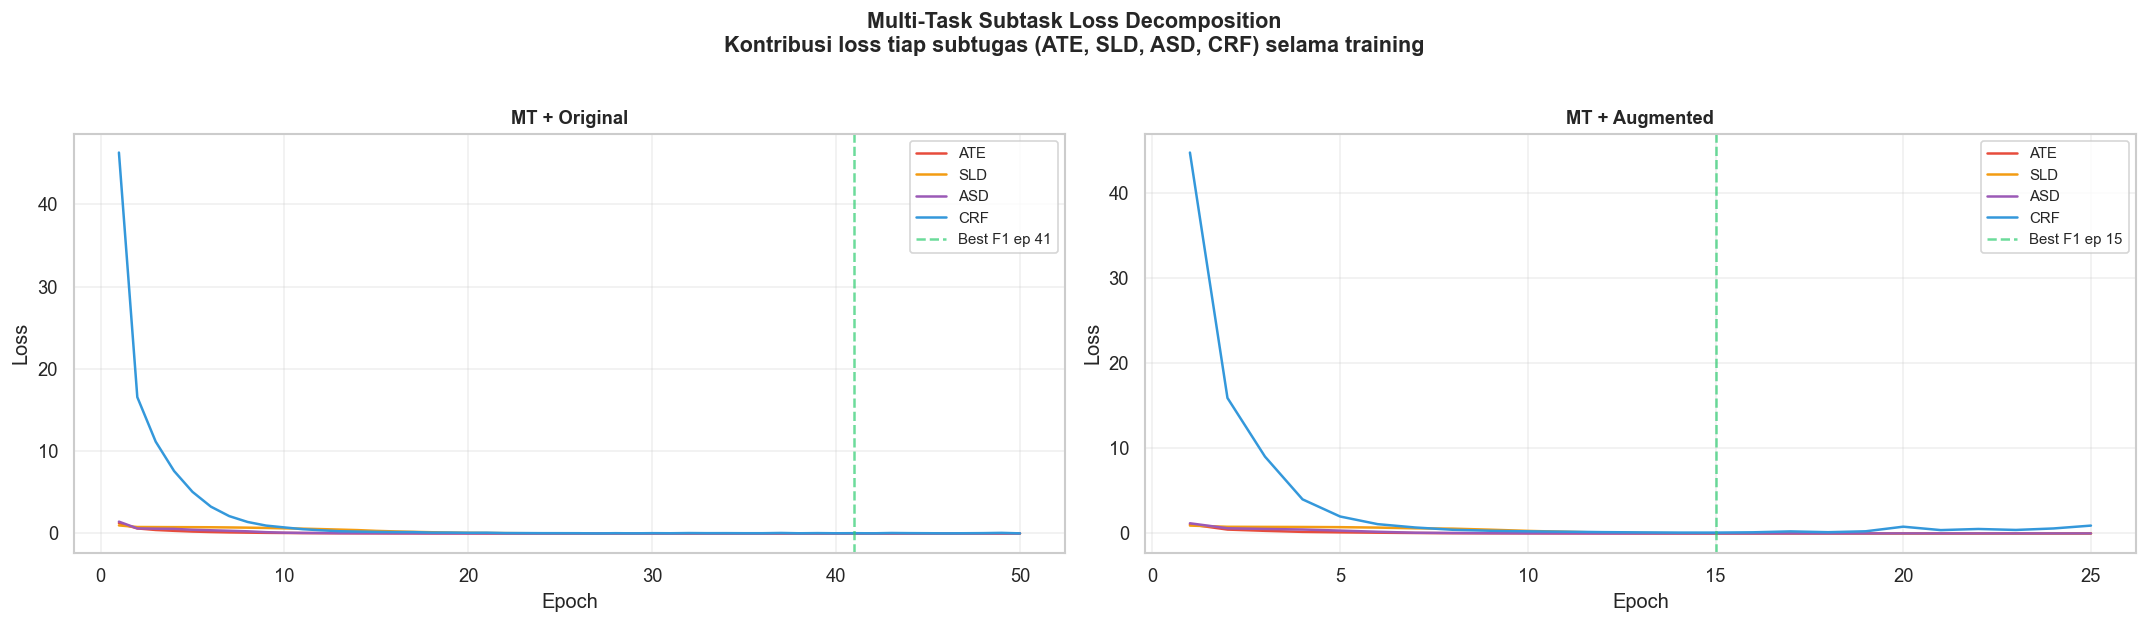
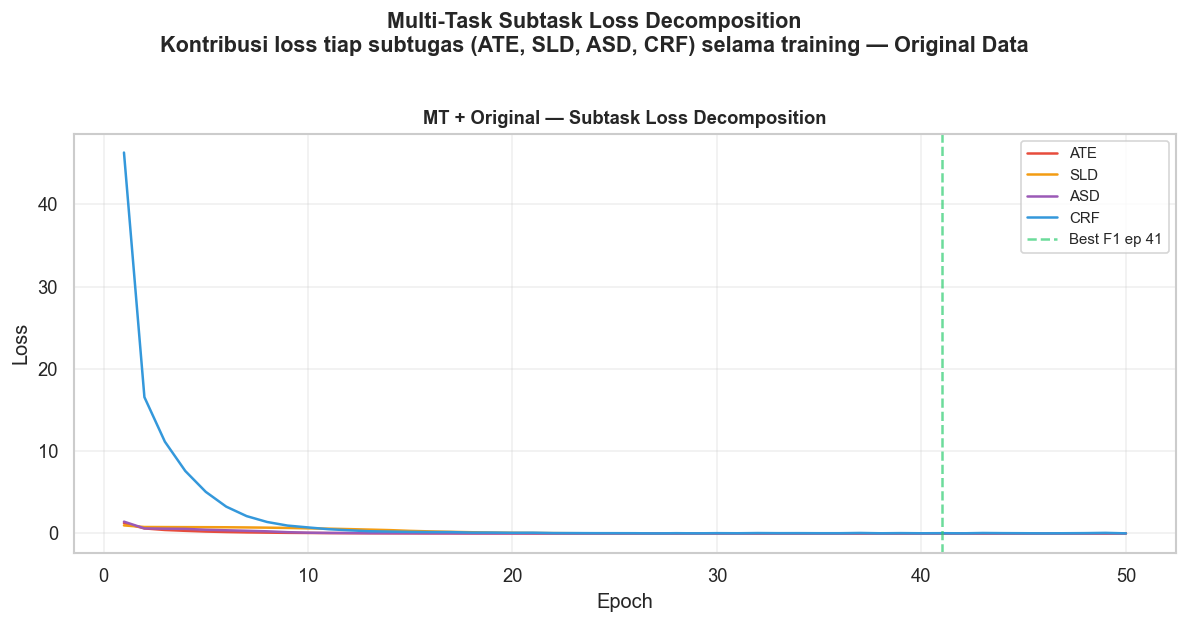
Unified diff of the notebook cell whose output changed from the first chart to the second:
--- before
+++ after
@@ -1,39 +1,36 @@
-# --- Plot 3: MT Subtask Loss Decomposition (Original vs Augmented) ---
-mt_runs_detail = ['MT + Original', 'MT + Augmented']
+# --- Plot 3: MT Subtask Loss Decomposition (MT + Original) ---
 subtask_keys = ['loss_ate', 'loss_sld', 'loss_asd', 'loss_crf']
 subtask_labels = ['ATE', 'SLD', 'ASD', 'CRF']
 subtask_colors = ['#e74c3c', '#f39c12', '#9b59b6', '#3498db']
 
-fig, axes = plt.subplots(1, 2, figsize=(18, 5))
+fig, ax = plt.subplots(1, 1, figsize=(10, 5))
 
-for idx, run_name in enumerate(mt_runs_detail):
-    ax = axes[idx]
-    h = all_histories[run_name]
-    epochs = range(1, len(h['train_loss']) + 1)
+h = all_histories['MT + Original']
+epochs = range(1, len(h['train_loss']) + 1)
 
-    for key, label, color in zip(subtask_keys, subtask_labels, subtask_colors):
-        if key in h and len(h[key]) > 0:
-            ax.plot(epochs, h[key], label=label, color=color, linewidth=1.5)
+for key, label, color in zip(subtask_keys, subtask_labels, subtask_colors):
+    if key in h and len(h[key]) > 0:
+        ax.plot(epochs, h[key], label=label, color=color, linewidth=1.5)
 
-    best_epoch_idx = h['val_f1'].index(max(h['val_f1']))
-    ax.axvline(x=best_epoch_idx + 1, color='#2ecc71', linestyle='--', alpha=0.7,
-               label=f'Best F1 ep {best_epoch_idx + 1}')
+best_epoch_idx = h['val_f1'].index(max(h['val_f1']))
+ax.axvline(x=best_epoch_idx + 1, color='#2ecc71', linestyle='--', alpha=0.7,
+           label=f'Best F1 ep {best_epoch_idx + 1}')
 
-    ax.set_title(f'{run_name}', fontweight='bold', fontsize=11)
-    ax.set_xlabel('Epoch')
-    ax.set_ylabel('Loss')
-    ax.legend(fontsize=9)
-    ax.grid(True, alpha=0.3)
+ax.set_title('MT + Original — Subtask Loss Decomposition', fontweight='bold', fontsize=11)
+ax.set_xlabel('Epoch')
+ax.set_ylabel('Loss')
+ax.legend(fontsize=9)
+ax.grid(True, alpha=0.3)
 
 plt.suptitle('Multi-Task Subtask Loss Decomposition\n'
-             'Kontribusi loss tiap subtugas (ATE, SLD, ASD, CRF) selama training',
+             'Kontribusi loss tiap subtugas (ATE, SLD, ASD, CRF) selama training — Original Data',
              fontweight='bold', y=1.03, fontsize=13)
 plt.tight_layout()
 plt.show()
 
-# Print convergence summary
-print('\nRingkasan Konvergensi:')
+# Print convergence summary (MT+Original vs ST+Original)
+print('\nRingkasan Konvergensi (MT+Original vs ST+Original):')
 print('='*70)
-for run_name in list(nb10_runs) + ['Baseline + Original', 'Baseline + Augmented']:
+for run_name in ['MT + Original', 'ST + Original']:
     if run_name in all_histories:
         h = all_histories[run_name]

Commit: update notebook eksperimen, update dashboard